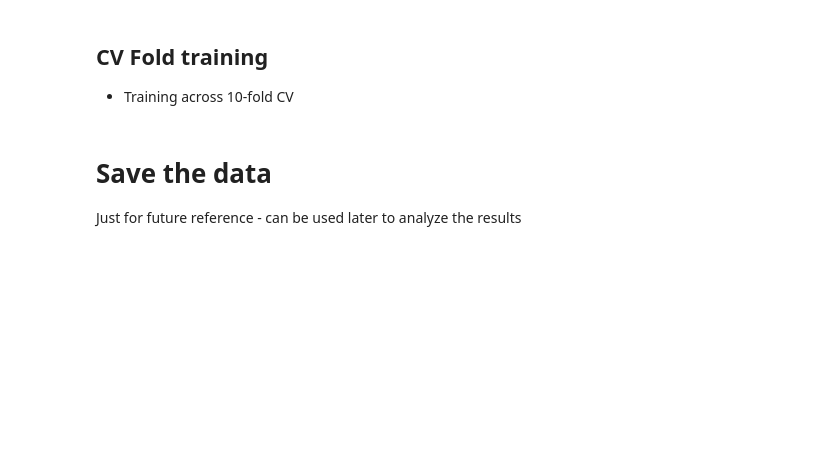
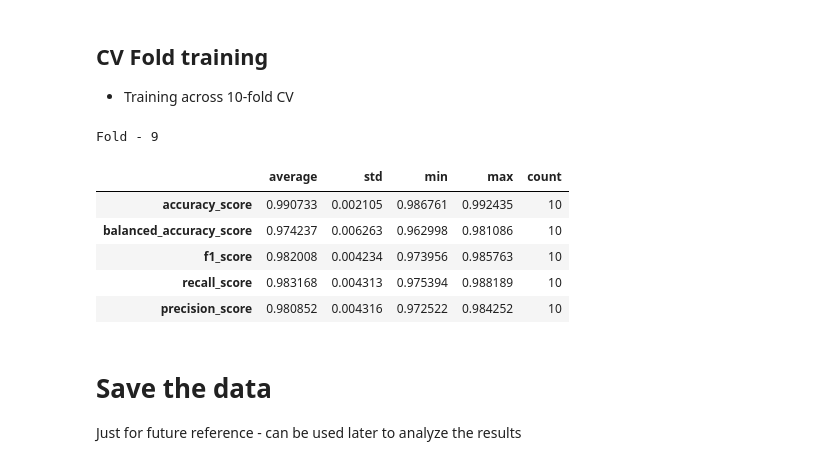
Before and after one commit to vigneshuw/machine_fault_identification, a Jupyter notebook: multi-class_model_developement.ipynb, the cells around one changed output. Saved outputs shown, nothing was run; the diff lists cells and outputs as text; code cells hidden in the pictures; blank space fills up the shorter version.

```diff
--- a/multi-class_model_developement.ipynb
+++ b/multi-class_model_developement.ipynb
@@ -38,16 +38,18 @@ file_names = {
     7: "machine_ON_ref_no-error_4.csv",
     8: "machine_ON_ref_no-error_5.csv",
     9: "machine_ON_ref_no-error_6.csv",
-    10: "machine_ON_ref_overtravel-error_x_neg_1.csv",  # Machine ON referenced and Overtravel for X negative
-    11: "machine_ON_ref_overtravel-error_x_pos_1.csv",  # Machine ON referenced and Overtravel for X positive
-    12: "machine_ON_no-ref_overtravel-error_x_neg_1.csv",  # Machine ON not-referenced and Overtravel for X negative
-    13: "machine_ON_no-ref_overtravel-error_x_pos_1.csv", # Machine ON not-referenced and Overtravel for X positive
-    14: "machine_ON_ref_overtravel-error_x_neg_axes-extreme_1.csv",
-    15: "machine_ON_ref_overtravel-error_y_neg_axes-extreme_1.csv",  # Machine ON referenced and Overtravel for Y negative
-    16: "machine_ON_ref_overtravel-error_y_neg_1.csv", # Machine and ON referenced and Overtravel in Y
-    17: "machine_ON_ref_overtravel-error_y_pos_1.csv",  # Machine ON referenced and Overtravel for Y positive
-    18: "machine_ON_ref_overtravel-error_z_neg_1.csv",  # Machine ON referenced and Overtravel for Z negative
-    19: "machine_ON_ref_overtravel-error_z_pos_1.csv",  # Machine ON referenced and Overtravel for Z positive
+    10: "machine_ON_ref_no-error_7.csv",
+    11: "machine_ON_ref_no-error_8.csv",
+    12: "machine_ON_ref_overtravel-error_x_neg_1.csv",  # Machine ON referenced and Overtravel for X negative
+    13: "machine_ON_ref_overtravel-error_x_pos_1.csv",  # Machine ON referenced and Overtravel for X positive
+    14: "machine_ON_no-ref_overtravel-error_x_neg_1.csv",  # Machine ON not-referenced and Overtravel for X negative
+    15: "machine_ON_no-ref_overtravel-error_x_pos_1.csv", # Machine ON not-referenced and Overtravel for X positive
+    16: "machine_ON_ref_overtravel-error_x_neg_axes-extreme_1.csv",
+    17: "machine_ON_ref_overtravel-error_y_neg_axes-extreme_1.csv",  # Machine ON referenced and Overtravel for Y negative
+    18: "machine_ON_ref_overtravel-error_y_neg_1.csv", # Machine and ON referenced and Overtravel in Y
+    19: "machine_ON_ref_overtravel-error_y_pos_1.csv",  # Machine ON referenced and Overtravel for Y positive
+    20: "machine_ON_ref_overtravel-error_z_neg_1.csv",  # Machine ON referenced and Overtravel for Z negative
+    21: "machine_ON_ref_overtravel-error_z_pos_1.csv",  # Machine ON referenced and Overtravel for Z positive
 }
 # %%
 # load the data
@@ -94,7 +117,7 @@ Make a choice on the number of classes to be used for study
 # %%
 # Associations between the classes and the files in this study
 class_file_association = {
-    "on-ref": ["machine_ON_ref_no-error_1.csv", "machine_ON_ref_no-error_2.csv", "machine_ON_ref_no-error_3.csv", "machine_ON_ref_no-error_4.csv", "machine_ON_ref_no-error_5.csv", "machine_ON_ref_no-error_6.csv"],
+    "on-ref": ["machine_ON_ref_no-error_1.csv", "machine_ON_ref_no-error_2.csv", "machine_ON_ref_no-error_3.csv", "machine_ON_ref_no-error_4.csv", "machine_ON_ref_no-error_5.csv", "machine_ON_ref_no-error_6.csv", "machine_ON_ref_no-error_7.csv", "machine_ON_ref_no-error_8.csv"],
 
     "on-noref-error": ["machine_ON_no-ref_start-error_1.csv", "machine_ON_no-ref_start-error_2.csv", "machine_ON_no-ref_start-error_3.csv", "machine_ON_no-ref_start-error_4.csv"],
 
@@ -267,6 +306,8 @@ models_repo.create_models(model_params)
 # 10-fold to determine the effective performance of all models
 # And standardize the data
 cv_results_summary = models_repo.train_models_cvfolds(X, y, summarize_results=True, standardize=True)
+# %% [output]
+Fold - 9
 # %%
 # Better way to set this
 model_association = {
@@ -279,8 +320,15 @@ model_association = {
 }
 # %%
 # Print the required dataframe and record the metrics
-model_id = 5
+model_id = 1
 cv_results_summary[model_association[model_id]]
+# %% [output]
+|  | average | std | min | max | count |
+| accuracy_score | 0.990733 | 0.002105 | 0.986761 | 0.992435 | 10 |
+| balanced_accuracy_score | 0.974237 | 0.006263 | 0.962998 | 0.981086 | 10 |
+| f1_score | 0.982008 | 0.004234 | 0.973956 | 0.985763 | 10 |
+| recall_score | 0.983168 | 0.004313 | 0.975394 | 0.988189 | 10 |
+| precision_score | 0.980852 | 0.004316 | 0.972522 | 0.984252 | 10 |
 # %% [markdown]
 # Save the data
 
```
Also changed, not shown: parts of 5 cells of this notebook, 1 other file.
